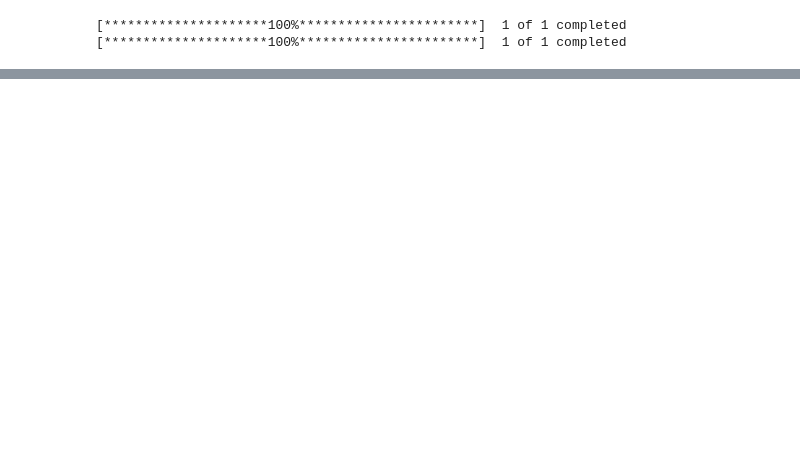
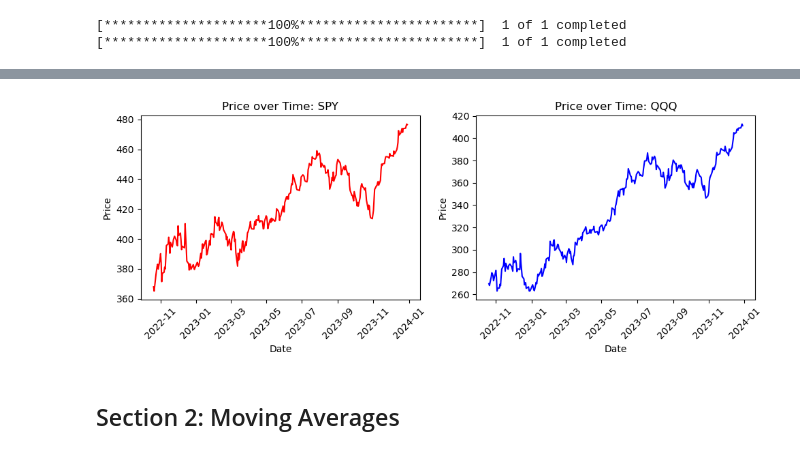
Before and after one commit to MC-Kangan/Algo_Trading_ETF_Analytics, a Jupyter notebook: etf_analysis.ipynb, the cells around one changed output, grey strips where cells are left out. Drawn from its saved outputs; the diff is of its cells as text; code cells hidden in the pictures; blank space fills up the shorter version.

```diff
--- a/etf_analysis.ipynb
+++ b/etf_analysis.ipynb
@@ -6 +8,4 @@ import pandas as pd
 from datetime import datetime, timedelta
+# %%
+# Set some global variable
+COL = 'Close'
@@ -64,0 +65,27 @@ plot_timeseries(QQQ_data, 'Open', 'QQQ')
+# %%
+
+fig, axs = plt.subplots(1, 2, figsize=(10, 4))
+
+# First subplot
+axs[0].plot(SPY_data.index, SPY_data[COL], 'r')  # 'r' is the color red
+axs[0].set_title('Price over Time: SPY')
+axs[0].set_xlabel('Date')
+axs[0].set_ylabel('Price')
+axs[0].tick_params(axis='x', rotation=45)
+
+# Second subplot
+axs[1].plot(QQQ_data.index, QQQ_data[COL], 'b')  # 'b' is the color blue
+axs[1].set_title('Price over Time: QQQ')
+axs[1].set_xlabel('Date')
+axs[1].set_ylabel('Price')
+axs[1].tick_params(axis='x', rotation=45)
+
+# Adjust layout to prevent overlap
+plt.tight_layout()
+
+# Show the plot
+plt.show()
+# %% [output]
+[figure, added]
+# %% [markdown]
+## Section 2: Moving Averages
```
Also changed, not shown: parts of 10 cells of this notebook.
